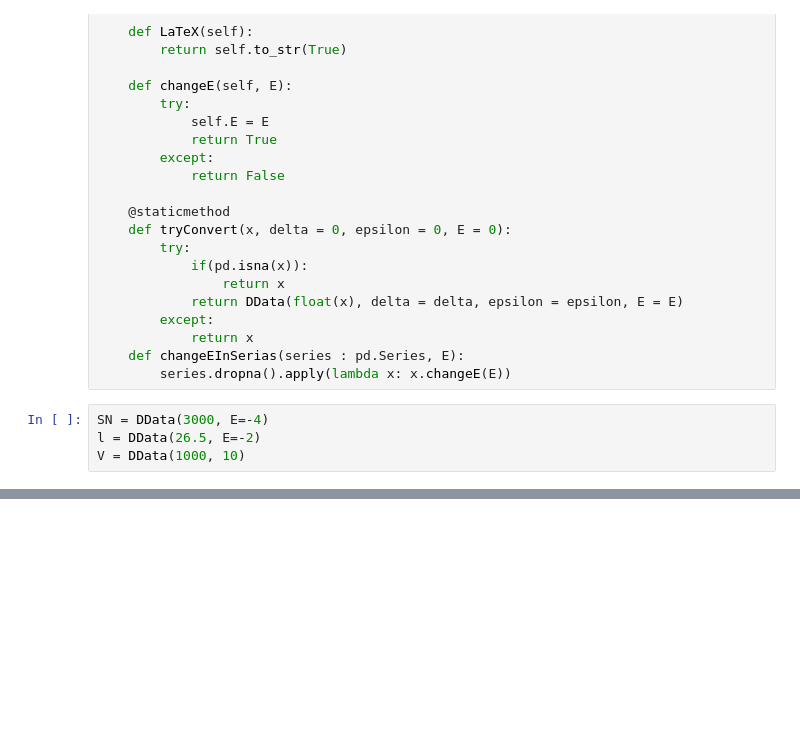
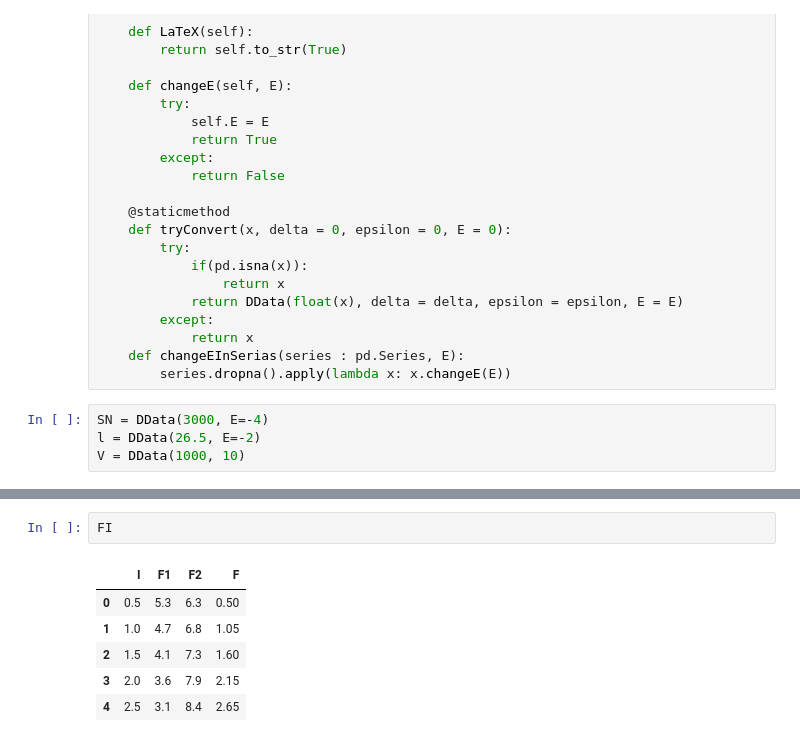
Before and after one commit to RedBrean/term2, a Jupyter notebook: term3/labs/331a/331a.ipynb, the cells around one changed output, grey strips where cells are left out. Drawn from its saved outputs; the diff is of its cells as text; blank space fills up the shorter version.

```diff
--- a/term3/labs/331a/331a.ipynb
+++ b/term3/labs/331a/331a.ipynb
@@ -335,0 +342,9 @@ $1.799 \pm 0.046$
+# %%
+FI
+# %% [output]
+|  | I | F1 | F2 | F |
+| 0 | 0.5 | 5.3 | 6.3 | 0.50 |
+| 1 | 1.0 | 4.7 | 6.8 | 1.05 |
+| 2 | 1.5 | 4.1 | 7.3 | 1.60 |
+| 3 | 2.0 | 3.6 | 7.9 | 2.15 |
+| 4 | 2.5 | 3.1 | 8.4 | 2.65 |
```
Also changed, not shown: parts of 4 cells of this notebook, 17 other files.
